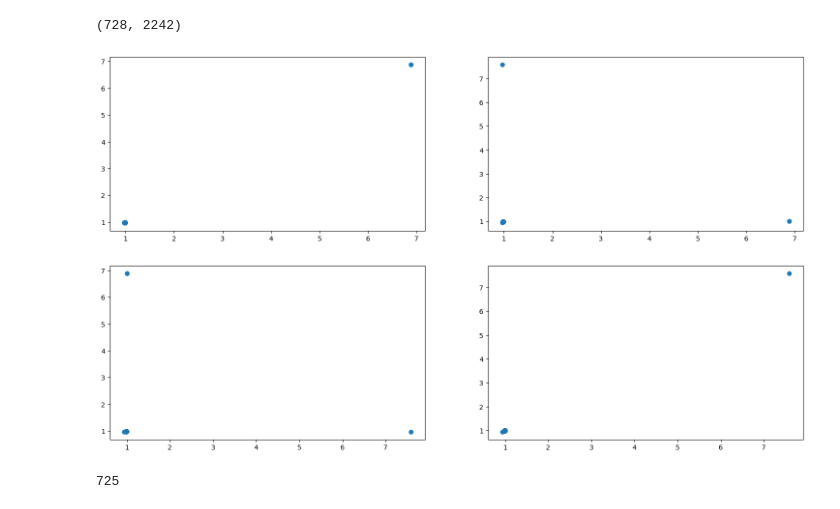
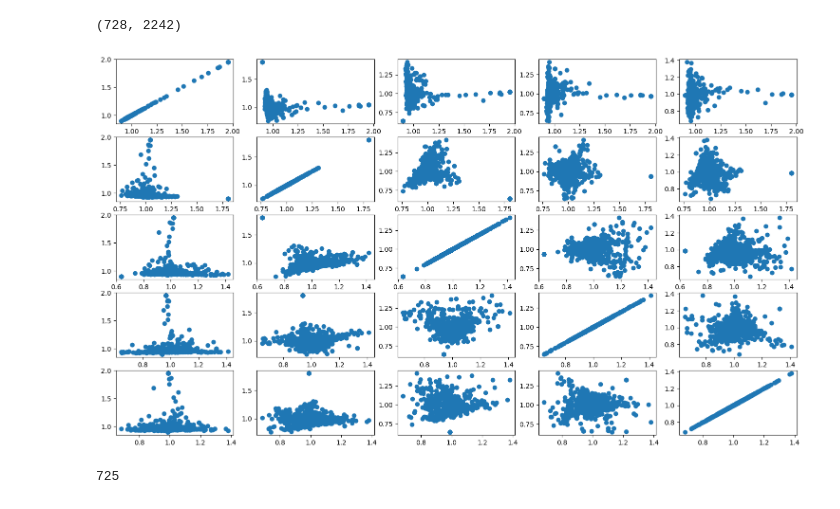
Before and after one commit to vc64/essayGrouping, a Jupyter notebook: essayGrouping.ipynb, the cells around one changed output. Drawn from its saved outputs; the diff is of its cells as text; code cells hidden in the pictures.

Commit message:
cleaning code, switching completely to sklearn tfidf, couldnt fix issues with tfidf from scratch

```diff
--- a/essayGrouping.ipynb
+++ b/essayGrouping.ipynb
@@ -456,8 +273,8 @@ vec = TfidfVectorizer(stop_words='english')
 
 # print(prompt_np_array)
 
-matrix = vec.fit_transform(prompt_corpus)
+tfidf_matrix = vec.fit_transform(prompt_corpus)
 
-print("Feature Names n",vec.get_feature_names_out())
-print("Sparse Matrix n",matrix.shape,"n",matrix.toarray())
+# print("Feature Names n",vec.get_feature_names_out())
+# print("Sparse Matrix n",matrix.shape,"n",matrix.toarray())
 # %% [output]
@@ -593,13 +403,14 @@ prompt_np_array = np.asarray(prompt_vectors)
 
 print(prompt_np_array.shape)
 
-pca = PCA(n_components=2)
+pca = PCA(n_components=5)
 
 # pca.fit(prompt_np)
 
 
 
-pca_data = pca.fit_transform(prompt_np_array[:,2:])
+# pca_data = pca.fit_transform(prompt_np_array[:,2:])
+pca_data = pca.fit_transform(tfidf_matrix.toarray())
 
 # print(pca_data[0:100])
 
@@ -611,35 +422,35 @@ pca_data = pca.fit_transform(prompt_np_array[:,2:])
 # print(max(pca_axes[:,0]))
 
 
 # combo plot
-num_comps = 2
+num_comps = 5
 
 fig, axs = plt.subplots(num_comps, num_comps)
 
 fig.set_size_inches(18.5, 10.5, forward=True)
 
 fig.set_dpi(100)
 
 for i in range(0, num_comps):
     for j in range(0, num_comps):
         axs[i][j].scatter(pca_data[:,i]+1, pca_data[:,j]+1)
 
 # plt.setp(axs, xlim=[0.977,1.00], ylim=[0.977,1.00])
 
 plt.show()
 
 # interesting note: almost all the plots have a central clump and then one or more very pronounced arms
 # need to consider whether PCA is meaningful for nlp clustering
 
 
 # # single plot
 
 # fig = plt.figure(figsize=(20,20))
 # plt.scatter(pca_axes[:,0], pca_axes[:,1], s=20)
 
 # fig.set_dpi(100)
 # %% [output]
-[figure, old version]
+[figure, new version]
 # %%
 # k means clustering from scratch
 # 2D ONLY
```
Also changed, not shown: parts of 11 cells of this notebook.
